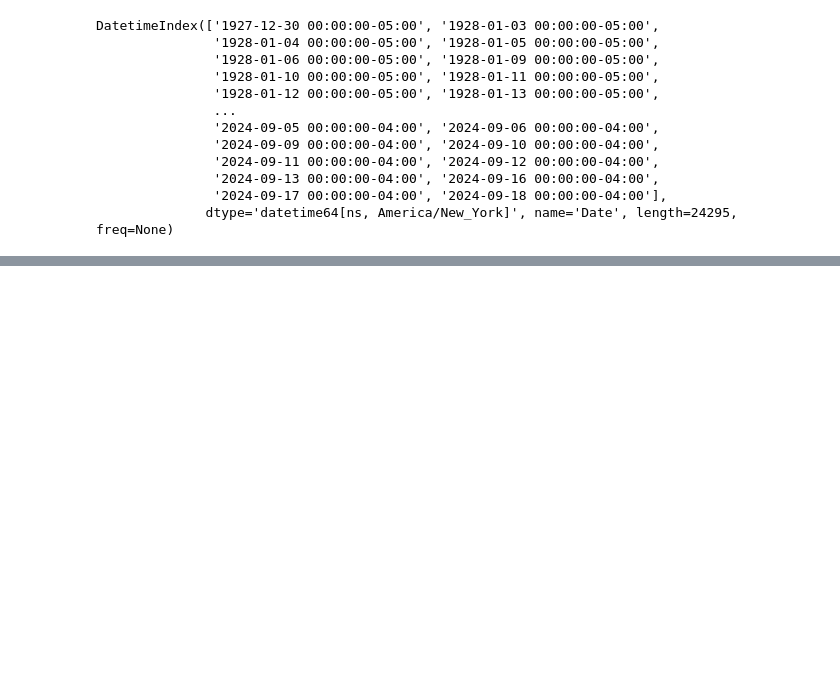
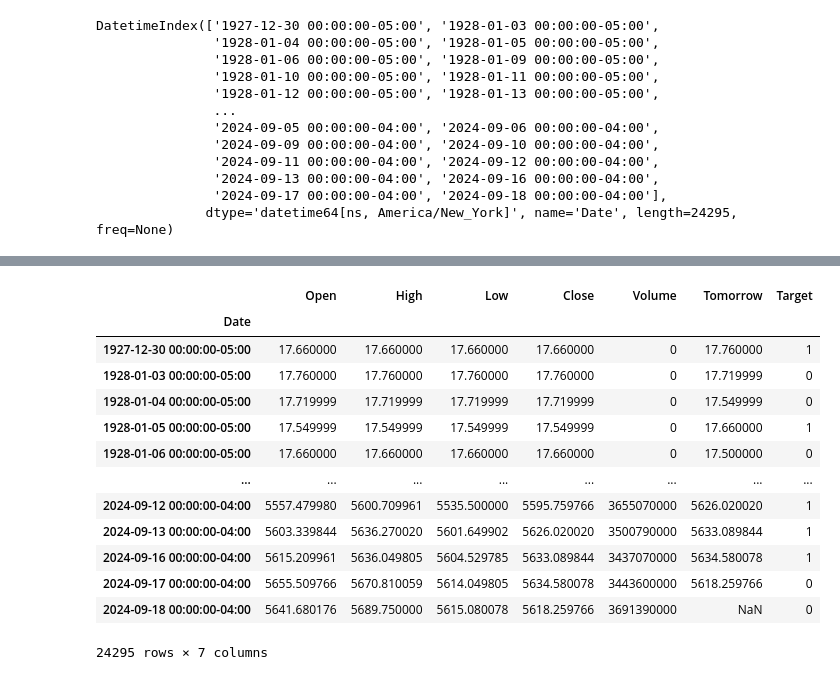
Before and after one commit to scottjaymsu/Stock-Prediction-ML, a Jupyter notebook: main.ipynb, the cells around one changed output, grey strips where cells are left out. Drawn from its saved outputs; the diff is of its cells as text; code cells hidden in the pictures; blank space fills up the shorter version.

Commit message:
Setting up target

```diff
--- a/main.ipynb
+++ b/main.ipynb
@@ -50,0 +51,17 @@ del sp500["Stock Splits"]
+# %%
+sp500
+# %% [output]
+|  | Open | High | Low | Close | Volume | Tomorrow | Target |
+| Date |  |  |  |  |  |  |  |
+| 1927-12-30 00:00:00-05:00 | 17.660000 | 17.660000 | 17.660000 | 17.660000 | 0 | 17.760000 | 1 |
+| 1928-01-03 00:00:00-05:00 | 17.760000 | 17.760000 | 17.760000 | 17.760000 | 0 | 17.719999 | 0 |
+| 1928-01-04 00:00:00-05:00 | 17.719999 | 17.719999 | 17.719999 | 17.719999 | 0 | 17.549999 | 0 |
+| 1928-01-05 00:00:00-05:00 | 17.549999 | 17.549999 | 17.549999 | 17.549999 | 0 | 17.660000 | 1 |
+| 1928-01-06 00:00:00-05:00 | 17.660000 | 17.660000 | 17.660000 | 17.660000 | 0 | 17.500000 | 0 |
+| ... | ... | ... | ... | ... | ... | ... | ... |
+| 2024-09-12 00:00:00-04:00 | 5557.479980 | 5600.709961 | 5535.500000 | 5595.759766 | 3655070000 | 5626.020020 | 1 |
+| 2024-09-13 00:00:00-04:00 | 5603.339844 | 5636.270020 | 5601.649902 | 5626.020020 | 3500790000 | 5633.089844 | 1 |
+| 2024-09-16 00:00:00-04:00 | 5615.209961 | 5636.049805 | 5604.529785 | 5633.089844 | 3437070000 | 5634.580078 | 1 |
+| 2024-09-17 00:00:00-04:00 | 5655.509766 | 5670.810059 | 5614.049805 | 5634.580078 | 3443600000 | 5618.259766 | 0 |
+| 2024-09-18 00:00:00-04:00 | 5641.680176 | 5689.750000 | 5615.080078 | 5618.259766 | 3691390000 | NaN | 0 |
+24295 rows × 7 columns
```
Also changed, not shown: parts of 8 cells of this notebook.
